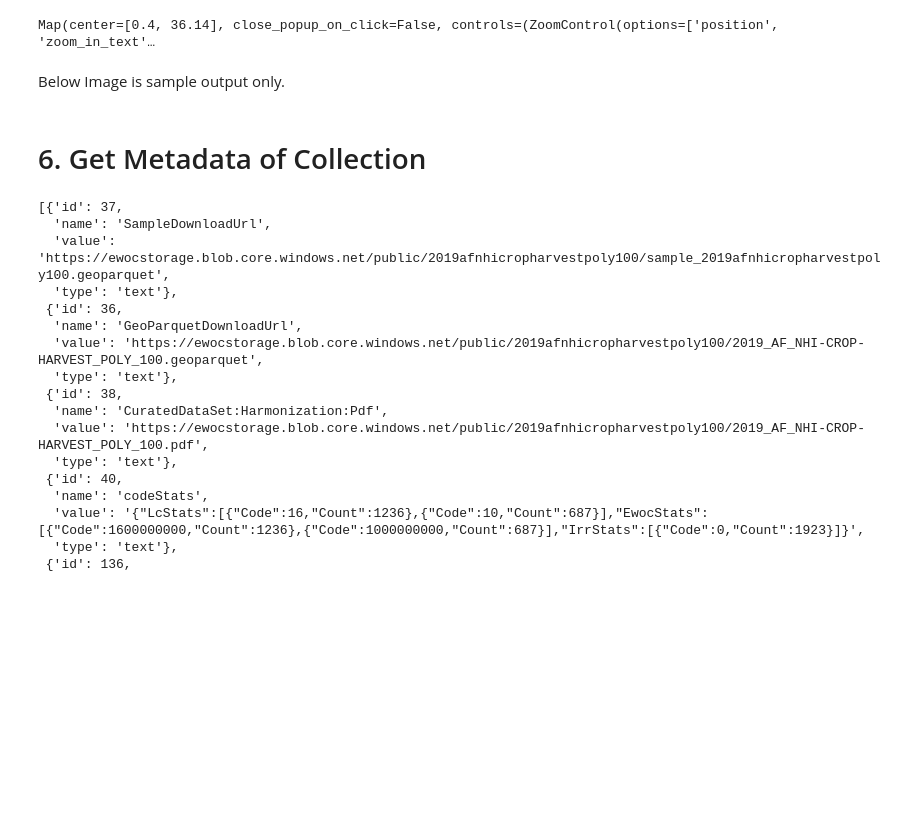
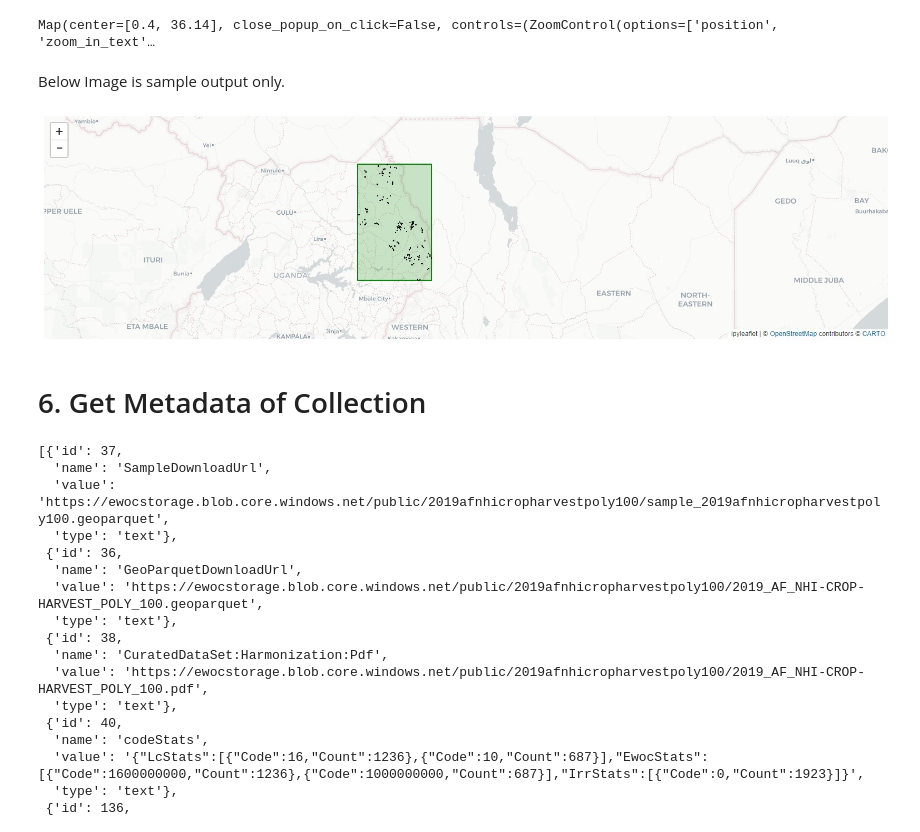
Before and after one commit to WorldCereal/ewoc_rdm_demo_api, a Jupyter notebook: rdmApiDemo.ipynb, the cells around one changed output. Drawn from its saved outputs; the diff is of its cells as text; code cells hidden in the pictures; blank space fills up the shorter version.

```diff
--- a/rdmApiDemo.ipynb
+++ b/rdmApiDemo.ipynb
@@ -319,6 +319,11 @@ m
 Map(center=[0.4, 36.14], close_popup_on_click=False, controls=(ZoomControl(options=['position', 'zoom_in_text'…
 # %% [markdown]
 Below Image is sample output only.
+# %%
+from IPython.display import Image
+Image(filename='image.jpg')
+# %% [output]
+[figure, added]
 # %% [markdown]
 # 6. Get Metadata of Collection
 # %%
```
